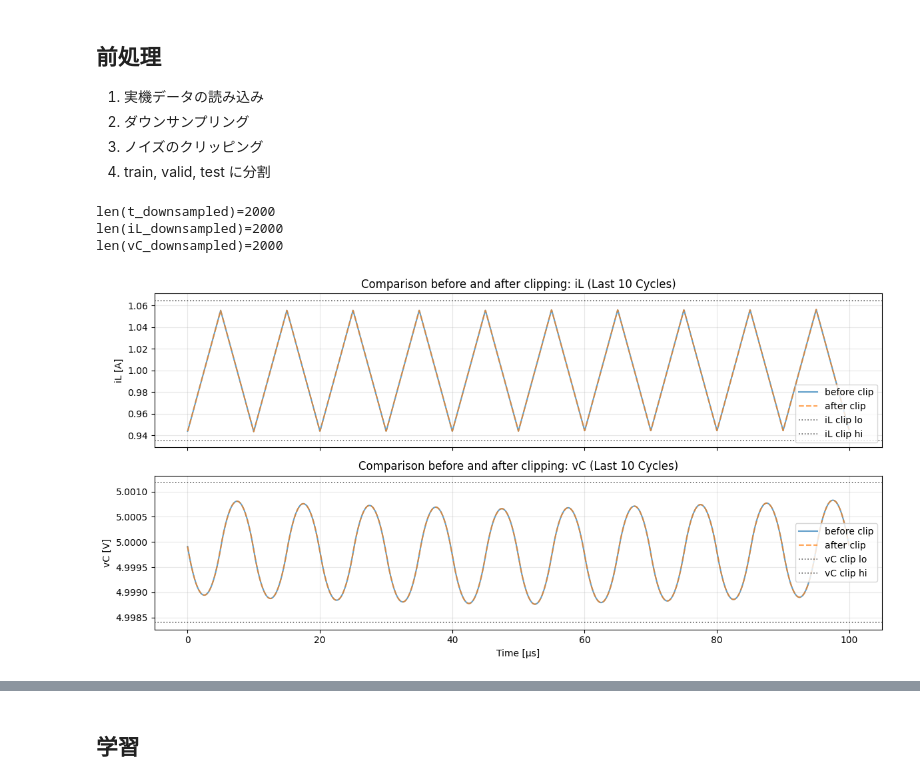
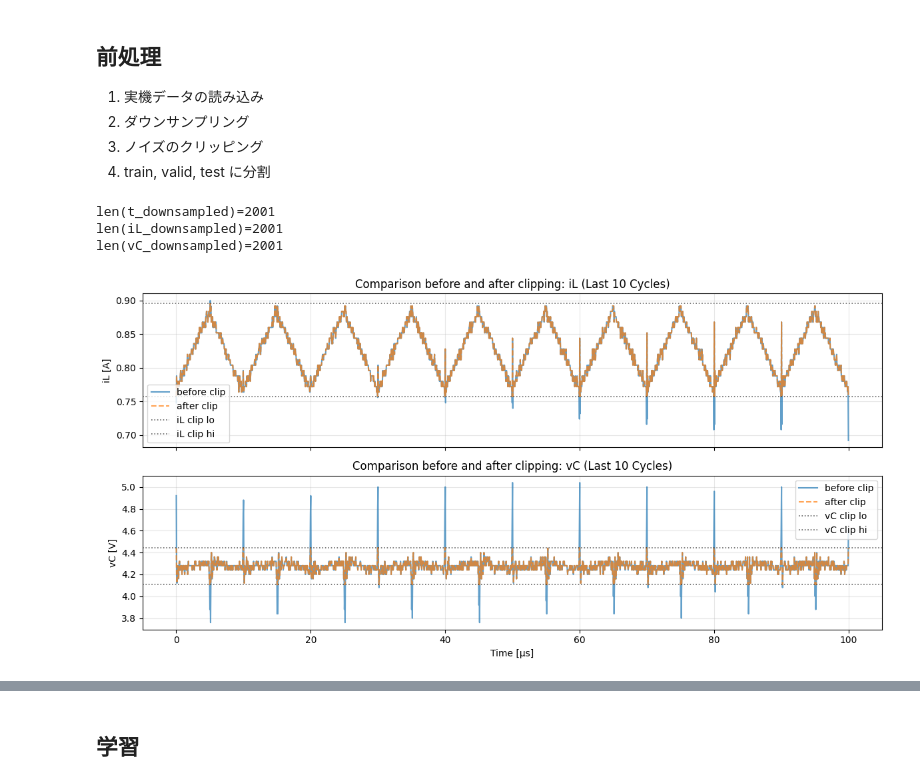
Before and after one commit to University-Laboratory/rnn-pann, a Jupyter notebook: actual_machine_notebooks/note4/note.ipynb, the cells around one changed output, grey strips where cells are left out. Drawn from its saved outputs; the diff is of its cells as text; code cells hidden in the pictures.

```diff
--- a/actual_machine_notebooks/note4/note.ipynb
+++ b/actual_machine_notebooks/note4/note.ipynb
@@ -105,18 +105,18 @@ t_raw, iL_raw, vC_raw = load_data(
     vC_label="CH1",
 )
 
-# シミュレーションデータ
-t_raw, iL_raw, vC_raw = load_data(
-    path="../../data/buck_sim_Vin10.0_Vref5.0_fs100000.0_ppc1000_cyc1000/buck_sim_Vin10.0_Vref5.0_fs100000.csv",
-    skiprows=0,
-    downsample_step=1,  # ダウンスケールしない
-    T=params.T,
-    cycles=params.cycles,
-    start_time_offset=0,
-    time_label="t",
-    iL_label="iL",
-    vC_label="vC",
-)
+# # シミュレーションデータ
+# t_raw, iL_raw, vC_raw = load_data(
+#     path="../../data/buck_sim_Vin10.0_Vref5.0_fs100000.0_ppc1000_cyc1000/buck_sim_Vin10.0_Vref5.0_fs100000.csv",
+#     skiprows=0,
+#     downsample_step=1,  # ダウンスケールしない
+#     T=params.T,
+#     cycles=params.cycles,
+#     start_time_offset=0,
+#     time_label="t",
+#     iL_label="iL",
+#     vC_label="vC",
+# )
 
 # ダウンサンプリング
 downsample_step = len(t_raw) // (params.samples_per_cycle * params.cycles)
@@ -134,37 +134,37 @@ print(f"{len(vC_downsampled)=}")
 def clip_by_mean_std(x: np.ndarray, k: float) -> tuple[np.ndarray, float, float]:
     mu = float(np.mean(x))
     std = float(np.std(x))
     lo = mu - k * std
     hi = mu + k * std
     x_clipped = np.clip(x, lo, hi)
     return x_clipped.astype(x.dtype, copy=False), lo, hi
 
 
 iL_clipped, iL_lo, iL_hi = clip_by_mean_std(iL_downsampled, k=params.clipped_k)
 vC_clipped, vC_lo, vC_hi = clip_by_mean_std(vC_downsampled, k=params.clipped_k)
 
 # プロット
 fig, ax = plot_compare_tail(
     t_downsampled,
     iL_downsampled,
     vC_downsampled,
     "before clip",
     t_downsampled,
     iL_clipped,
     vC_clipped,
     "after clip",
     params.T,
     title="Comparison before and after clipping",
     iL_range=(iL_lo, iL_hi),
     vC_range=(vC_lo, vC_hi),
 )
 if keep_log:
     save_figure_to_log(fig, "compare_tail.png", result_dir)
 # %% [output]
-len(t_downsampled)=2000
-len(iL_downsampled)=2000
-len(vC_downsampled)=2000
+len(t_downsampled)=2001
+len(iL_downsampled)=2001
+len(vC_downsampled)=2001
-[figure, old version]
+[figure, new version]
 # %%
 # スイッチング信号
 duty_phase = (t_downsampled[:-1] % params.T) / params.T
```
Also changed, not shown: parts of 13 cells of this notebook, 3 other files.
